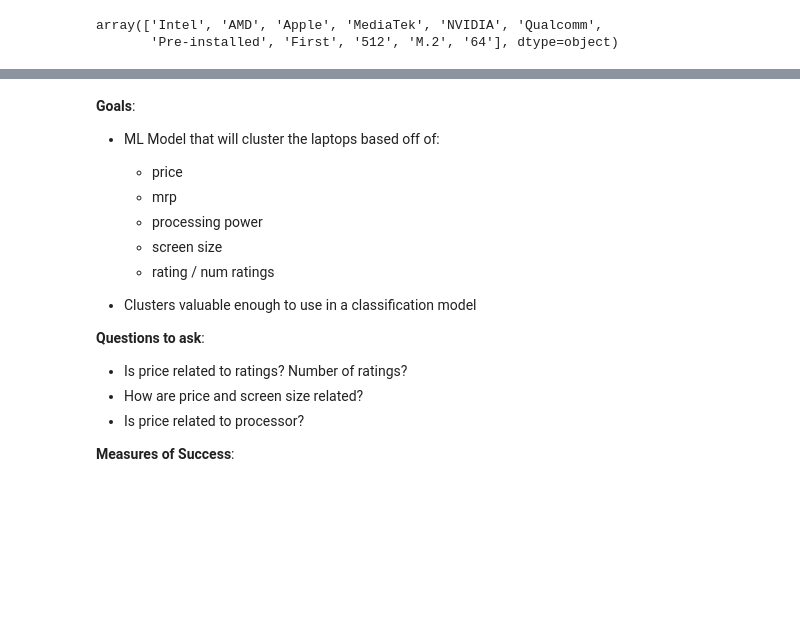
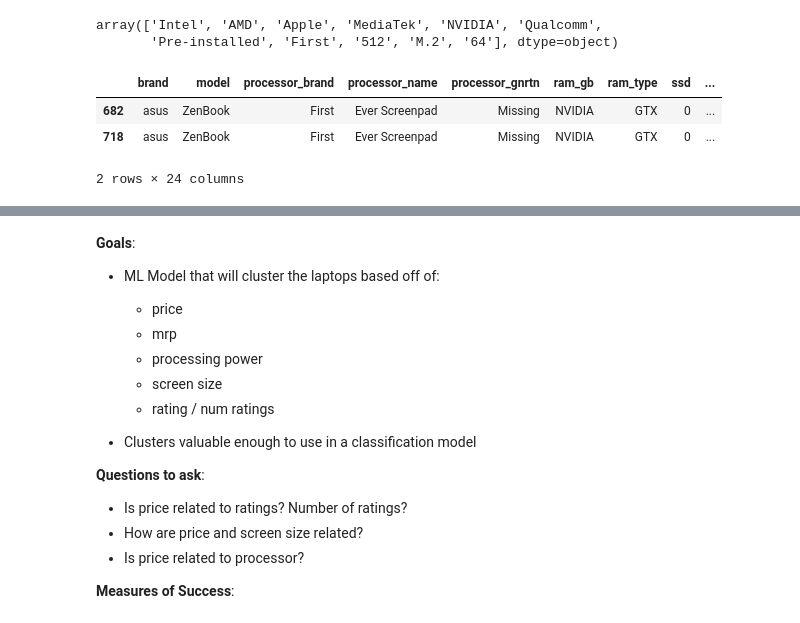
Before and after one commit to laptop-project/data, a Jupyter notebook: shawn_workbook.ipynb, the cells around one changed output, grey strips where cells are left out. Cells and saved outputs as stored; diff of their text form; code cells hidden in the pictures; blank space fills up the shorter version.

```diff
--- a/shawn_workbook.ipynb
+++ b/shawn_workbook.ipynb
@@ -184,3 +184,10 @@ df['processor_brand'].unique()
 # %% [output]
 array(['Intel', 'AMD', 'Apple', 'MediaTek', 'NVIDIA', 'Qualcomm',
        'Pre-installed', 'First', '512', 'M.2', '64'], dtype=object)
+# %%
+df[df['processor_brand'] == 'First']
+# %% [output]
+|  | brand | model | processor_brand | processor_name | processor_gnrtn | ram_gb | ram_type | ssd | ... |
+| 682 | asus | ZenBook | First | Ever Screenpad | Missing | NVIDIA | GTX | 0 | ... |
+| 718 | asus | ZenBook | First | Ever Screenpad | Missing | NVIDIA | GTX | 0 | ... |
+2 rows × 24 columns
```
Also changed, not shown: parts of 10 cells of this notebook.
